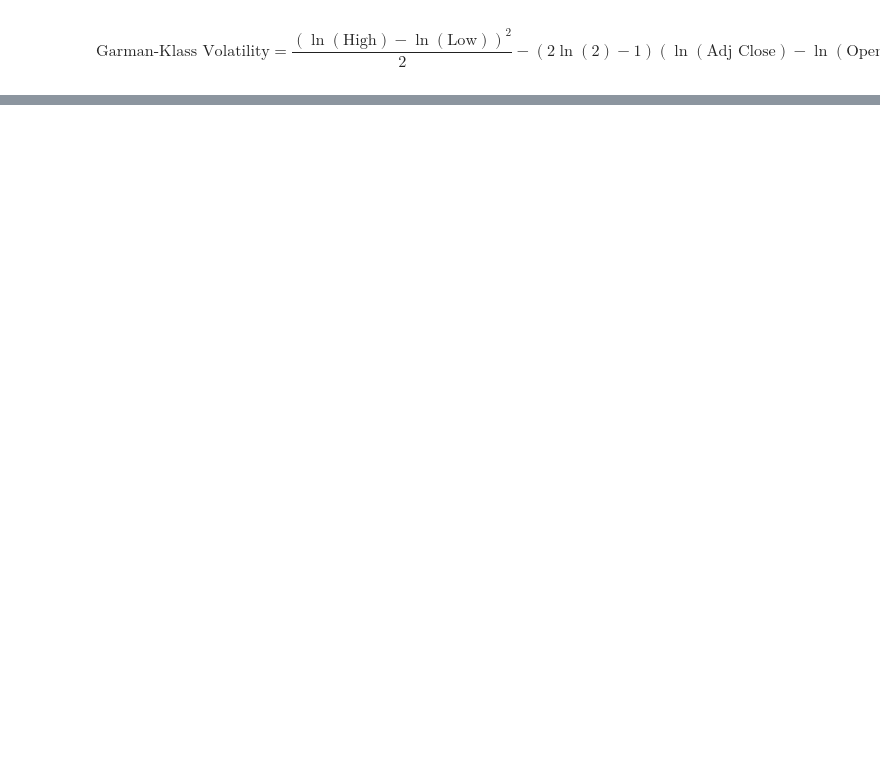
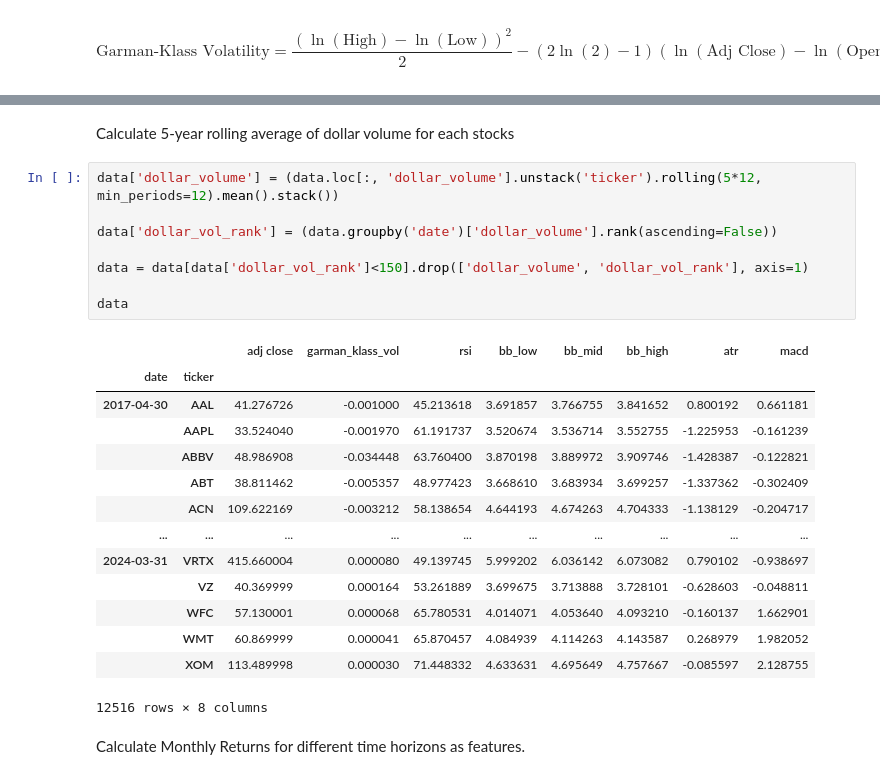
Before and after one commit to aivarasmink/ptu20_ml_reinforcement, a Jupyter notebook: ml_trading/trading_ml.ipynb, the cells around one changed output, grey strips where cells are left out. Cells and saved outputs as stored; diff of their text form; blank space fills up the shorter version.

```diff
--- a/ml_trading/trading_ml.ipynb
+++ b/ml_trading/trading_ml.ipynb
@@ -85,0 +129,27 @@ df
+# %% [markdown]
+Calculate 5-year rolling average of dollar volume for each stocks
+# %%
+data['dollar_volume'] = (data.loc[:, 'dollar_volume'].unstack('ticker').rolling(5*12, min_periods=12).mean().stack())
+
+data['dollar_vol_rank'] = (data.groupby('date')['dollar_volume'].rank(ascending=False))
+
+data = data[data['dollar_vol_rank']<150].drop(['dollar_volume', 'dollar_vol_rank'], axis=1)
+
+data
+# %% [output]
+|  |  | adj close | garman_klass_vol | rsi | bb_low | bb_mid | bb_high | atr | macd |
+| date | ticker |  |  |  |  |  |  |  |  |
+| 2017-04-30 | AAL | 41.276726 | -0.001000 | 45.213618 | 3.691857 | 3.766755 | 3.841652 | 0.800192 | 0.661181 |
+|  | AAPL | 33.524040 | -0.001970 | 61.191737 | 3.520674 | 3.536714 | 3.552755 | -1.225953 | -0.161239 |
+|  | ABBV | 48.986908 | -0.034448 | 63.760400 | 3.870198 | 3.889972 | 3.909746 | -1.428387 | -0.122821 |
+|  | ABT | 38.811462 | -0.005357 | 48.977423 | 3.668610 | 3.683934 | 3.699257 | -1.337362 | -0.302409 |
+|  | ACN | 109.622169 | -0.003212 | 58.138654 | 4.644193 | 4.674263 | 4.704333 | -1.138129 | -0.204717 |
+| ... | ... | ... | ... | ... | ... | ... | ... | ... | ... |
+| 2024-03-31 | VRTX | 415.660004 | 0.000080 | 49.139745 | 5.999202 | 6.036142 | 6.073082 | 0.790102 | -0.938697 |
+|  | VZ | 40.369999 | 0.000164 | 53.261889 | 3.699675 | 3.713888 | 3.728101 | -0.628603 | -0.048811 |
+|  | WFC | 57.130001 | 0.000068 | 65.780531 | 4.014071 | 4.053640 | 4.093210 | -0.160137 | 1.662901 |
+|  | WMT | 60.869999 | 0.000041 | 65.870457 | 4.084939 | 4.114263 | 4.143587 | 0.268979 | 1.982052 |
+|  | XOM | 113.489998 | 0.000030 | 71.448332 | 4.633631 | 4.695649 | 4.757667 | -0.085597 | 2.128755 |
+12516 rows × 8 columns
+# %% [markdown]
+Calculate Monthly Returns for different time horizons as features.
```
Also changed, not shown: parts of 6 cells of this notebook.
